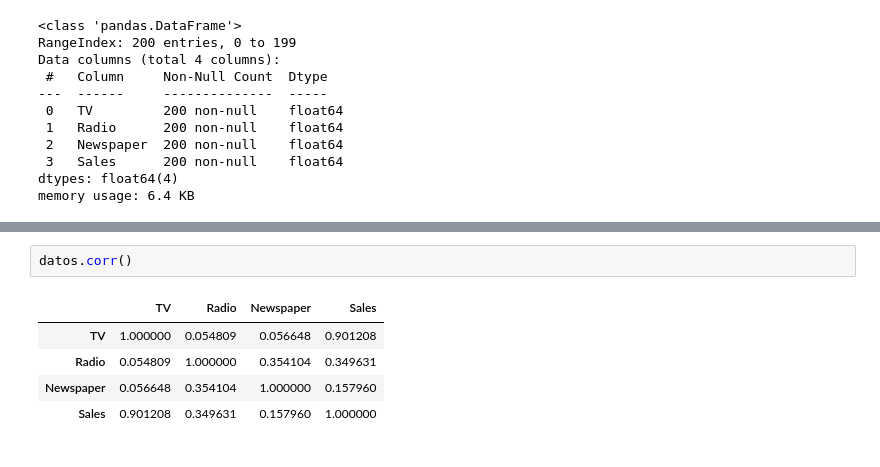
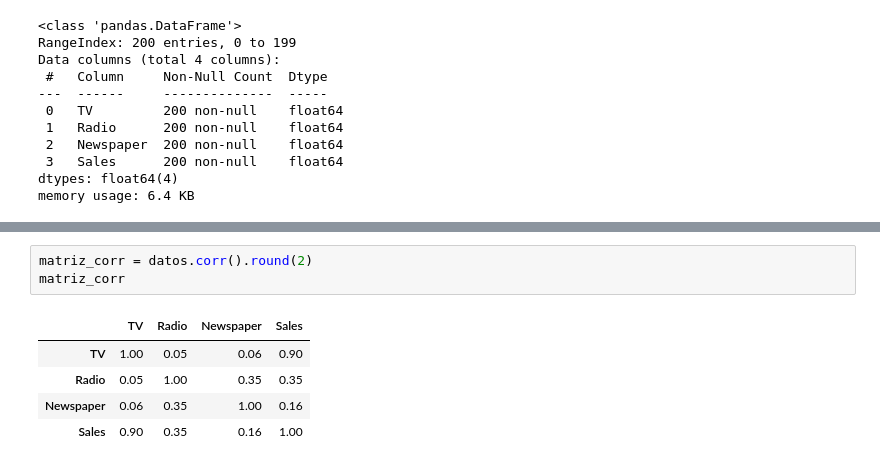
Before and after one commit to winttita/TUIA, a Jupyter notebook: Segundo/Fundamento de Ciencia de Datos/U6 - Ajustes y Modelos/practica6.ipynb, the cells around one changed output, grey strips where cells are left out. Cells and saved outputs as stored; diff of their text form.

```diff
--- a/Segundo/Fundamento de Ciencia de Datos/U6 - Ajustes y Modelos/practica6.ipynb
+++ b/Segundo/Fundamento de Ciencia de Datos/U6 - Ajustes y Modelos/practica6.ipynb
@@ -28,8 +31,9 @@ memory usage: 6.4 KB
 # %%
-datos.corr()
+matriz_corr = datos.corr().round(2)
+matriz_corr
 # %% [output]
 |  | TV | Radio | Newspaper | Sales |
-| TV | 1.000000 | 0.054809 | 0.056648 | 0.901208 |
-| Radio | 0.054809 | 1.000000 | 0.354104 | 0.349631 |
-| Newspaper | 0.056648 | 0.354104 | 1.000000 | 0.157960 |
-| Sales | 0.901208 | 0.349631 | 0.157960 | 1.000000 |
+| TV | 1.00 | 0.05 | 0.06 | 0.90 |
+| Radio | 0.05 | 1.00 | 0.35 | 0.35 |
+| Newspaper | 0.06 | 0.35 | 1.00 | 0.16 |
+| Sales | 0.90 | 0.35 | 0.16 | 1.00 |
```
Also changed, not shown: parts of 10 cells of this notebook, 11 other files.
